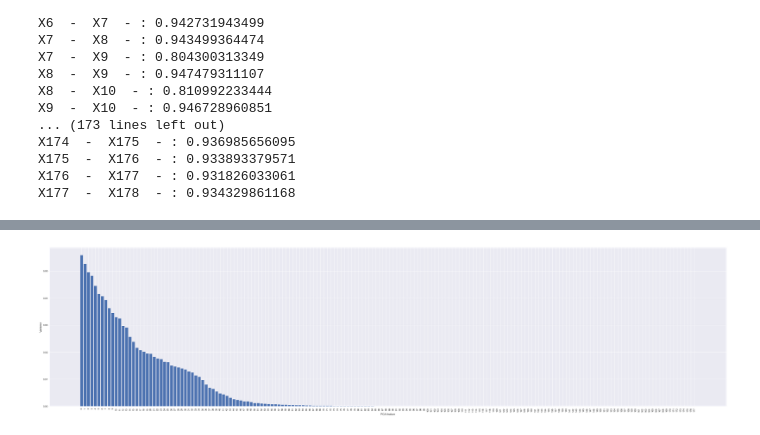
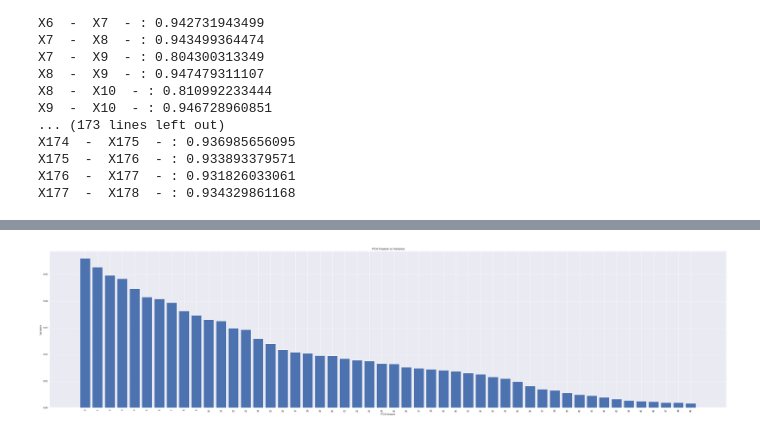
Before and after one commit to cgoat/Intermediate-Data-Science, a Jupyter notebook: Capstone Project/Epiliptec Patient.ipynb, the cells around one changed output, grey strips where cells are left out. Saved outputs shown, nothing was run; the diff lists cells and outputs as text; code cells hidden in the pictures.

```diff
--- a/Capstone Project/Epiliptec Patient.ipynb
+++ b/Capstone Project/Epiliptec Patient.ipynb
@@ -205,16 +307,17 @@ There is a high degree of corelation between the variables. Let us try to do a P
 # %%
+# Perform PCA on the dataset and plot the variance
 from sklearn.decomposition import PCA
-
 ind_array = np.array(data_independent)
 pca = PCA()
 pca.fit_transform(ind_array)
 features = range(pca.n_components_)
 plt.figure(figsize=(40,10))
-plt.bar(features, pca.explained_variance_ratio_)
+plt.bar(features[0:50], pca.explained_variance_ratio_[0:50])
+plt.title(" PCA Feature vs Variance")
 plt.xlabel('PCA feature')
 plt.ylabel('Variance')
-plt.xticks(features, rotation=90)
+plt.xticks(features[0:50], rotation=90)
 plt.tight_layout()
 plt.show()
 # %% [output]
-[figure, old version]
+[figure, new version]
```
Also changed, not shown: parts of 37 cells of this notebook, 8 other files.
